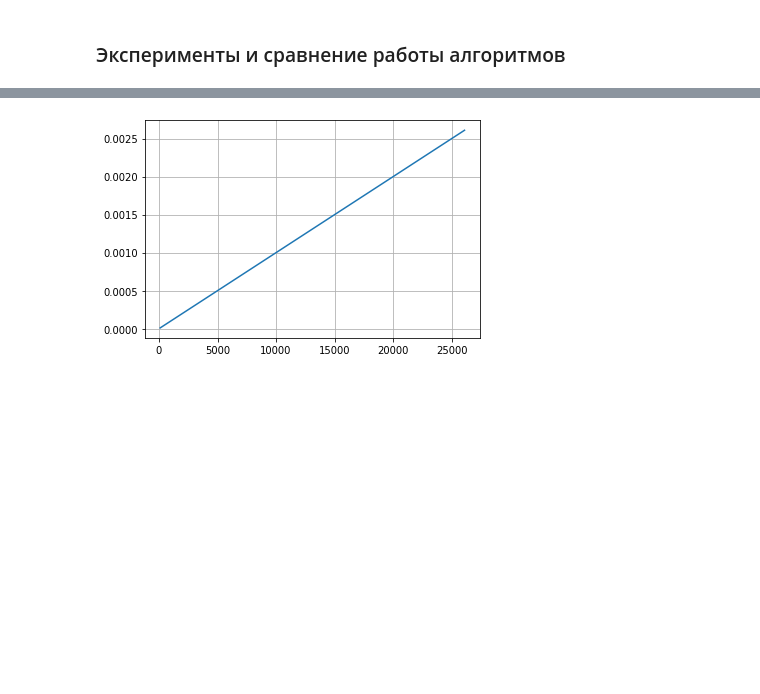
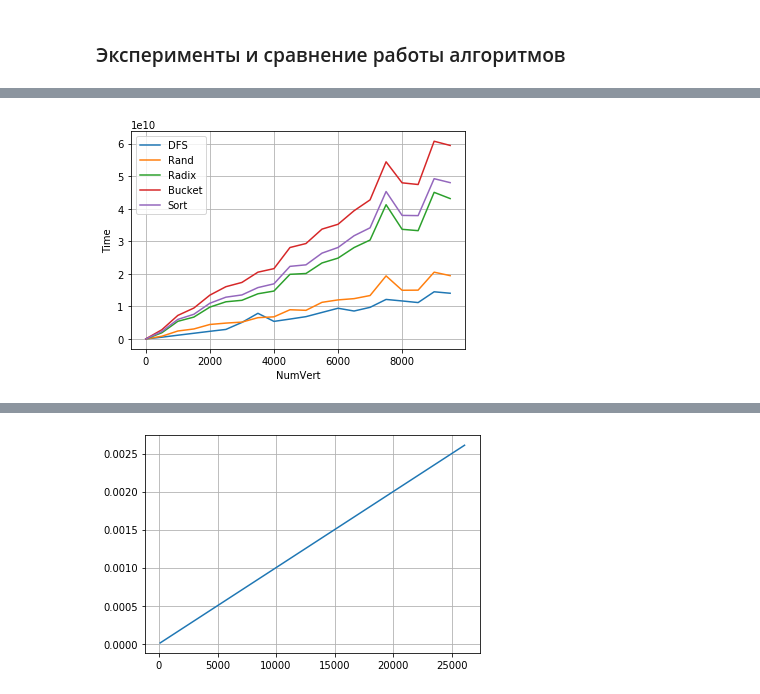
Before and after one commit to kislN/graph_lab_1, a Jupyter notebook: cmake-build-debug/report.ipynb, the cells around one changed output, grey strips where cells are left out. Cells and saved outputs as stored; diff of their text form; code cells hidden in the pictures; blank space fills up the shorter version.

```diff
--- a/cmake-build-debug/report.ipynb
+++ b/cmake-build-debug/report.ipynb
@@ -61,0 +72,4 @@ Text(0, 0.5, 'time')
+# %%
+draw_plot(data8, indexes[2],indexes[3])
+# %% [output]
+[figure, added]
```
Also changed, not shown: parts of 7 cells of this notebook, 7 other files.
